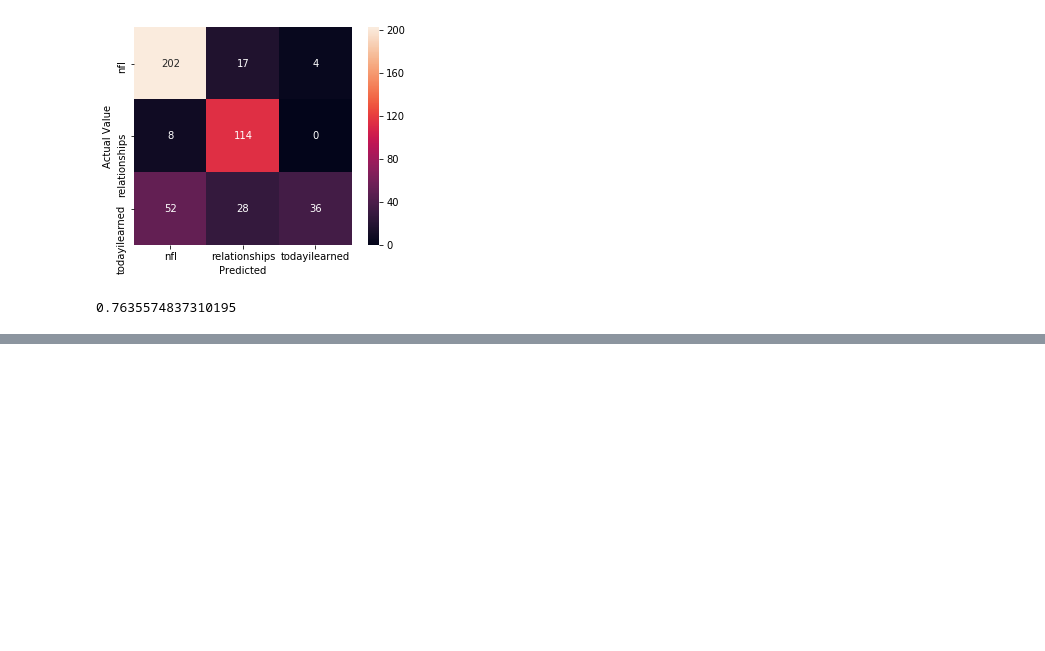
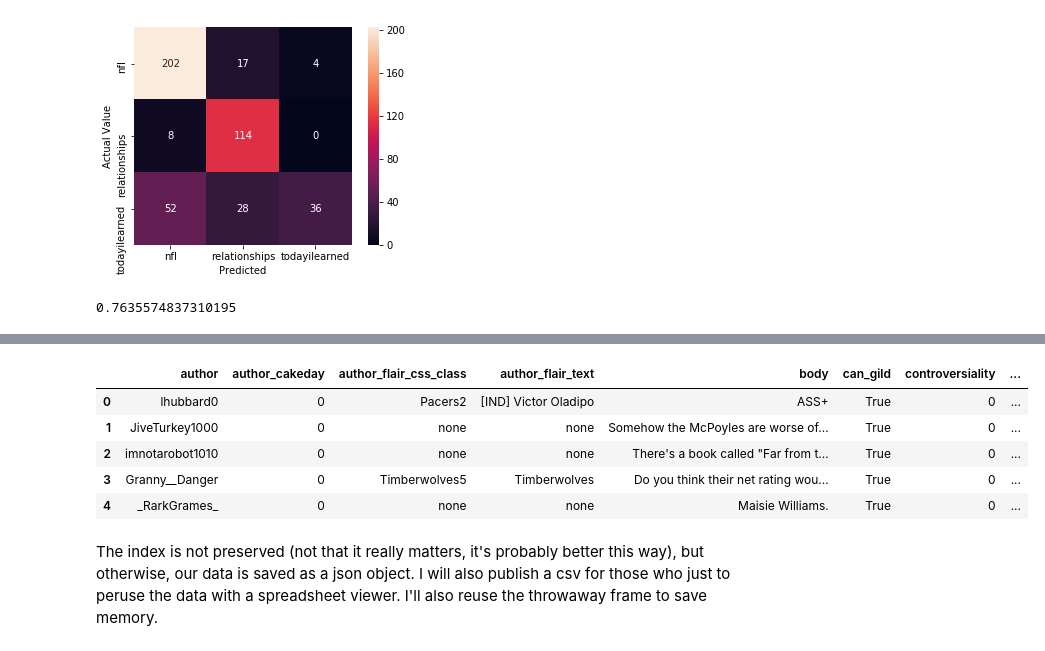
Before and after one commit to Data-Science-for-Linguists-2019/Reddit-Comment-Analysis, a Jupyter notebook: current_phase/phase2_exploration.ipynb, the cells around one changed output, grey strips where cells are left out. Saved outputs shown, nothing was run; the diff lists cells and outputs as text; code cells hidden in the pictures; blank space fills up the shorter version.

```diff
--- a/current_phase/phase2_exploration.ipynb
+++ b/current_phase/phase2_exploration.ipynb
@@ -538,0 +644,13 @@ sklearn.metrics.accuracy_score(y_test, y_pred)
+# %%
+jsonframe = pd.read_json("../data_samples/30000Above50Samples.json")
+# %%
+jsonframe.head()
+# %% [output]
+|  | author | author_cakeday | author_flair_css_class | author_flair_text | body | can_gild | controversiality | ... |
+| 0 | lhubbard0 | 0 | Pacers2 | [IND] Victor Oladipo | ASS+ | True | 0 | ... |
+| 1 | JiveTurkey1000 | 0 | none | none | Somehow the McPoyles are worse of... | True | 0 | ... |
+| 2 | imnotarobot1010 | 0 | none | none | There's a book called "Far from t... | True | 0 | ... |
+| 3 | Granny__Danger | 0 | Timberwolves5 | Timberwolves | Do you think their net rating wou... | True | 0 | ... |
+| 4 | _RarkGrames_ | 0 | none | none | Maisie Williams. | True | 0 | ... |
+# %% [markdown]
+<p>The index is not preserved (not that it really matters, it's probably better this way), but otherwise, our data is saved as a json object. I will also publish a csv for those who just to peruse the data with a spreadsheet viewer. I'll also reuse the throwaway frame to save memory.</p>
```
Also changed, not shown: parts of 39 cells of this notebook.
